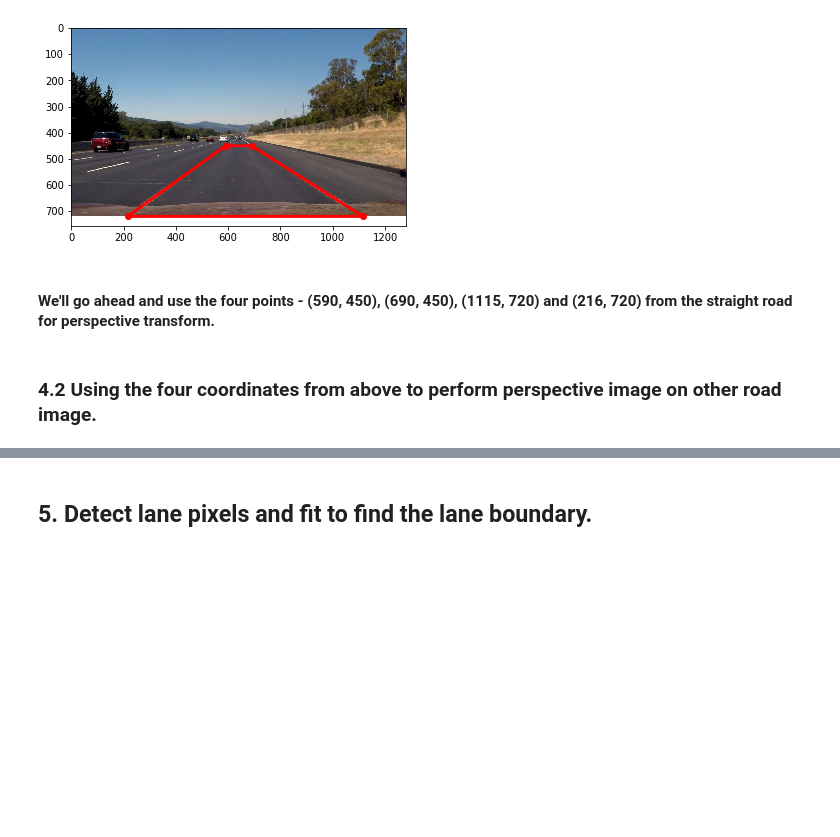
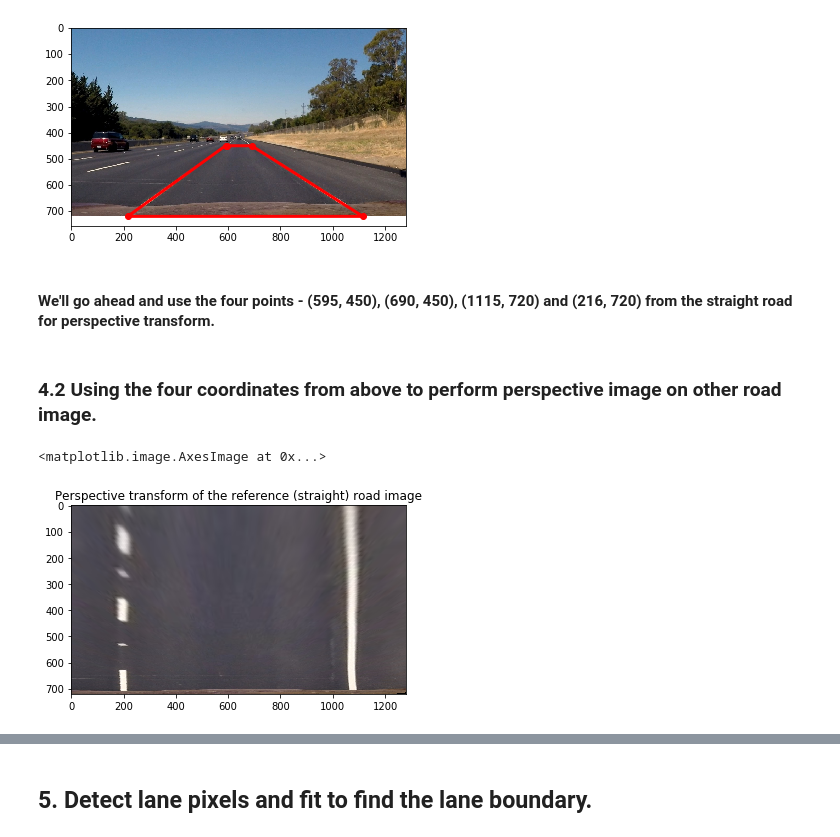
Before and after one commit to udacity/CarND-Advanced-Lane-Lines, a Jupyter notebook: Advanced_Lane_Lines.ipynb, the cells around one changed output, grey strips where cells are left out. Drawn from its saved outputs; the diff is of its cells as text; code cells hidden in the pictures; blank space fills up the shorter version.

```diff
--- a/Advanced_Lane_Lines.ipynb
+++ b/Advanced_Lane_Lines.ipynb
@@ -269,7 +269,7 @@ plt.plot(X, Y, 'ro-', linewidth=3)
 [<matplotlib.lines.Line2D at 0x...>]
 [figure]
 # %% [markdown]
-#### We'll go ahead and use the four points - (590, 450), (690, 450), (1115, 720) and (216, 720) from the straight road for perspective transform.
+#### We'll go ahead and use the four points - (595, 450), (690, 450), (1115, 720) and (216, 720) from the straight road for perspective transform.
 # %% [markdown]
 ### 4.2 Using the four coordinates from above to perform perspective image on other road image.
 # %%
@@ -306,4 +306,16 @@ def warp(img, pts, marginx=200, marginy=0):
     warped = cv2.warpPerspective(img, M, img.shape[1::-1], flags=cv2.INTER_LINEAR)
 
     return warped, M
+# %%
+img = get_named_test_image('straight_lines2.jpg')
+rgb = cv2.cvtColor(img, cv2.COLOR_BGR2RGB)
+
+pts = endpoints_for_perspective_transform()
+warped, M = warp(rgb, pts)
+plt.figure()
+plt.title('Perspective transform of the reference (straight) road image')
+plt.imshow(warped)
+# %% [output]
+<matplotlib.image.AxesImage at 0x...>
+[figure, added]
 # %%
```
Also changed, not shown: parts of 3 cells of this notebook.
